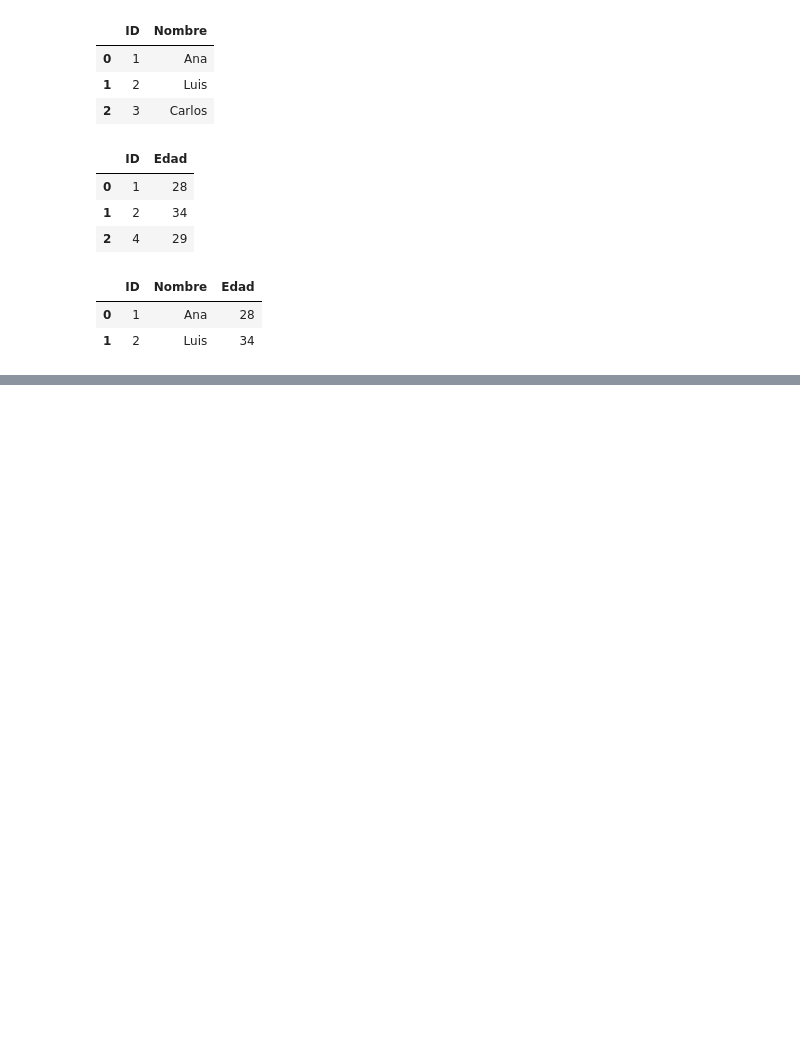
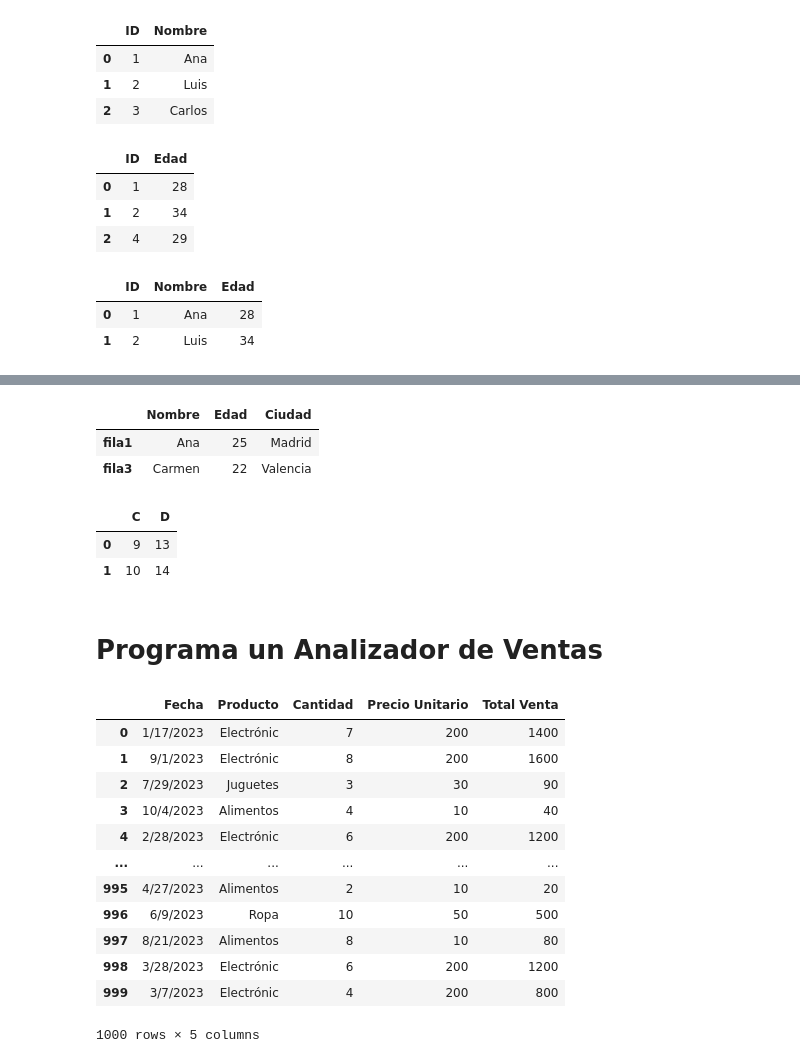
Before and after one commit to Bernardo-Mata/python-data-science, a Jupyter notebook: pandas.ipynb, the cells around one changed output, grey strips where cells are left out. Drawn from its saved outputs; the diff is of its cells as text; code cells hidden in the pictures; blank space fills up the shorter version.

```diff
--- a/pandas.ipynb
+++ b/pandas.ipynb
@@ -1038,0 +1445,50 @@ df_combinado
+# %%
+"""Utiliza loc para seleccionar las filas "fila1" y "fila3" del DataFrame df. Tu resultado debe ser un DataFrame nombrado resultado.
+
+
+
+df = pd.DataFrame({
+    'Nombre': ['Ana', 'Luis', 'Carmen'],
+    'Edad': [25, 30, 22],
+    'Ciudad': ['Madrid', 'Barcelona', 'Valencia']
+}, index=['fila1', 'fila2', 'fila3'])
+"""
+df = pd.DataFrame({
+    'Nombre': ['Ana', 'Luis', 'Carmen'],
+    'Edad': [25, 30, 22],
+    'Ciudad': ['Madrid', 'Barcelona', 'Valencia']
+}, index=['fila1', 'fila2', 'fila3'])
+resultado = df.loc[['fila1','fila3']]
+resultado
+# %% [output]
+|  | Nombre | Edad | Ciudad |
+| fila1 | Ana | 25 | Madrid |
+| fila3 | Carmen | 22 | Valencia |
+# %%
+"""
+Utiliza iloc para seleccionar las primeras dos filas y las últimas dos columnas del siguiente DataFrame df. El resultado debe ser un DataFrame llamado resultado
+
+
+
+df = pd.DataFrame({
+    'A': [1, 2, 3, 4],
+    'B': [5, 6, 7, 8],
+    'C': [9, 10, 11, 12],
+    'D': [13, 14, 15, 16]
+})
+
+"""
+df = pd.DataFrame({
+    'A': [1, 2, 3, 4],
+    'B': [5, 6, 7, 8],
+    'C': [9, 10, 11, 12],
+    'D': [13, 14, 15, 16]
+})
+resultado = df.iloc[0:2, 2:4]
+resultado
+# %% [output]
+|  | C | D |
+| 0 | 9 | 13 |
+| 1 | 10 | 14 |
+# %% [markdown]
+<h1>Programa un Analizador de Ventas</h1>
@@ -1038,0 +1498,16 @@ df_combinado
+# %%
+df1
+# %% [output]
+|  | Fecha | Producto | Cantidad | Precio Unitario | Total Venta |
+| 0 | 1/17/2023 | Electrónic | 7 | 200 | 1400 |
+| 1 | 9/1/2023 | Electrónic | 8 | 200 | 1600 |
+| 2 | 7/29/2023 | Juguetes | 3 | 30 | 90 |
+| 3 | 10/4/2023 | Alimentos | 4 | 10 | 40 |
+| 4 | 2/28/2023 | Electrónic | 6 | 200 | 1200 |
+| ... | ... | ... | ... | ... | ... |
+| 995 | 4/27/2023 | Alimentos | 2 | 10 | 20 |
+| 996 | 6/9/2023 | Ropa | 10 | 50 | 500 |
+| 997 | 8/21/2023 | Alimentos | 8 | 10 | 80 |
+| 998 | 3/28/2023 | Electrónic | 6 | 200 | 1200 |
+| 999 | 3/7/2023 | Electrónic | 4 | 200 | 800 |
+1000 rows × 5 columns
```
Also changed, not shown: parts of 48 cells of this notebook.
